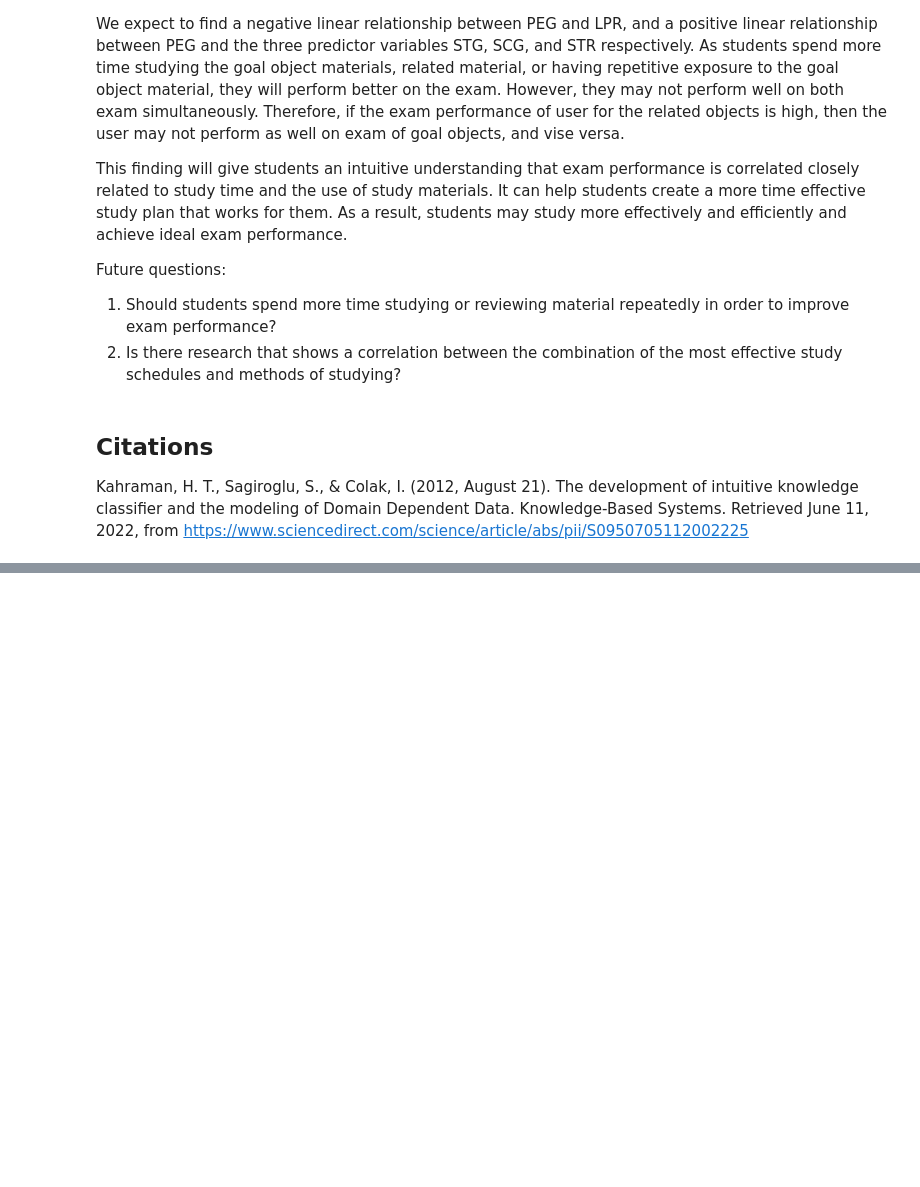
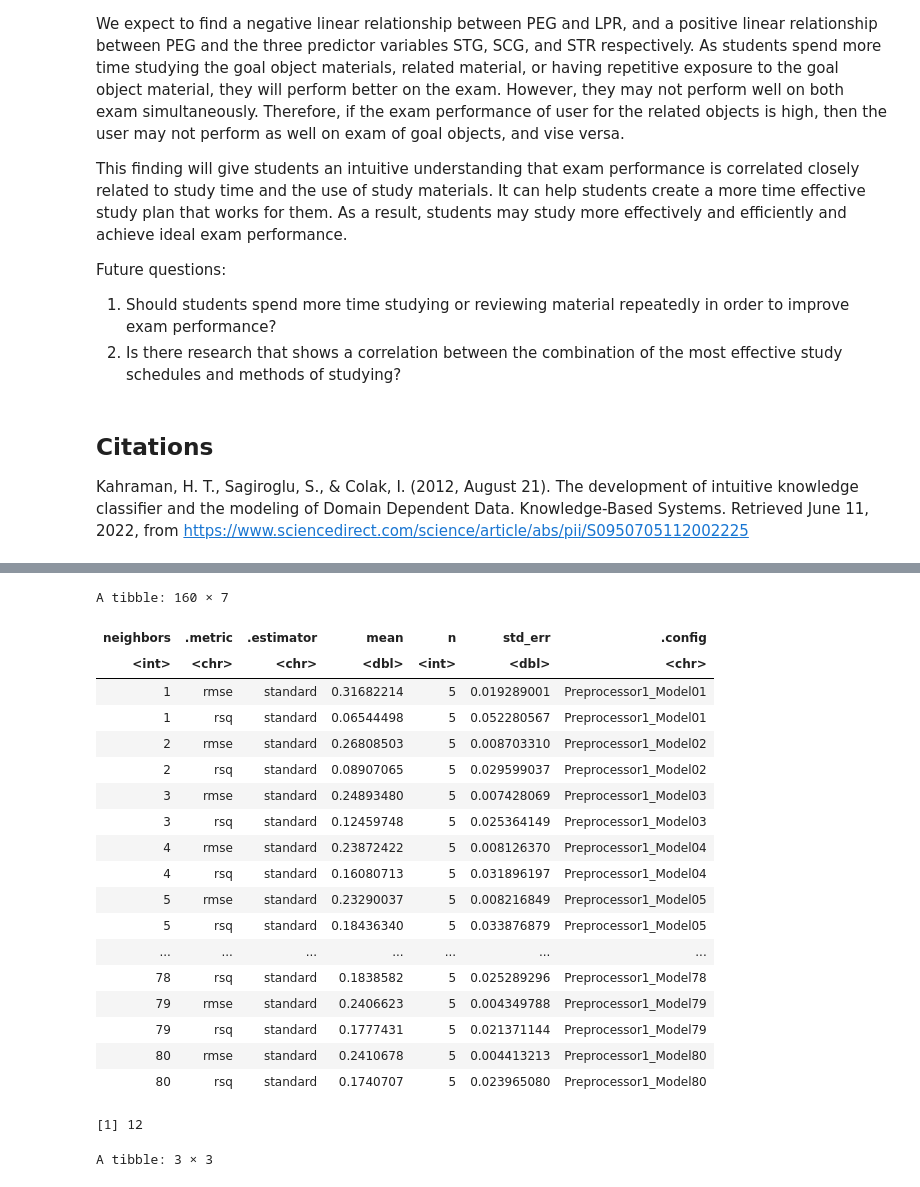
Before and after one commit to jechikaleeu/project-DSCI100, a Jupyter notebook: group24_project_proposal.ipynb, the cells around one changed output, grey strips where cells are left out. Drawn from its saved outputs; the diff is of its cells as text; code cells hidden in the pictures; blank space fills up the shorter version.

```diff
--- a/group24_project_proposal.ipynb
+++ b/group24_project_proposal.ipynb
@@ -208,3 +200,62 @@ Future questions:
 # %% [markdown]
 ## Citations
 Kahraman, H. T., Sagiroglu, S., &amp; Colak, I. (2012, August 21). The development of intuitive knowledge classifier and the modeling of Domain Dependent Data. Knowledge-Based Systems. Retrieved June 11, 2022, from https://www.sciencedirect.com/science/article/abs/pii/S0950705112002225
+# %%
+# set.seed(2022)
+
+uk_split <- initial_split(uk_data, prop = 0.75, strata = PEG)  #strata is the column you're predicting
+uk_train <- training(uk_split)
+uk_test <- testing(uk_split)
+
+
+
+uk_spec <- nearest_neighbor(weight_func = "rectangular", neighbors = tune()) %>%
+       set_engine("kknn") %>%
+       set_mode("regression")
+uk_spec
+# create the recipe
+uk_recipe <- recipe(PEG ~ STG + SCG + STR + LPR, data = uk_train) %>%
+       step_scale(all_predictors()) %>%
+       step_center(all_predictors())
+uk_recipe
+
+# cross-validation
+uk_vfold <- vfold_cv(uk_train, v = 5, strata = PEG)
+
+gridvals <- tibble(neighbors = seq(1, 80))
+gridvals
+
+uk_workflow <- workflow() %>%
+    add_recipe(uk_recipe) %>%
+    add_model(uk_spec)%>%
+    tune_grid(resamples = uk_vfold, grid = gridvals) %>%
+    collect_metrics()
+
+uk_workflow
+
+# find k with smallest rmse
+uk_min <- uk_workflow %>%
+    filter(.metric == "rmse") %>%
+    arrange(mean) %>%
+    slice(1) %>%
+    pull(neighbors)
+
+uk_min
+
+
+
+uk_best_spec <- nearest_neighbor(weight_func = "rectangular", neighbors = uk_min) %>%
+          set_engine("kknn") %>%
+          set_mode("regression")
+
+uk_best_fit <- workflow() %>%
+          add_recipe(uk_recipe) %>%
+          add_model(uk_best_spec) %>%
+          fit(data = uk_train)
+
+uk_summary <- uk_best_fit %>%
+           predict(uk_test) %>%
+           bind_cols(uk_test) %>%
+           metrics(truth = PEG, estimate = .pred)
+uk_summary
+# %% [output]
@@ -210,0 +300,21 @@ Kahraman, H. T., Sagiroglu, S., &amp; Colak, I. (2012, August 21). The developme
+A tibble: 160 × 7
+| neighbors | .metric | .estimator | mean | n | std_err | .config |
+| <int> | <chr> | <chr> | <dbl> | <int> | <dbl> | <chr> |
+| 1 | rmse | standard | 0.31682214 | 5 | 0.019289001 | Preprocessor1_Model01 |
+| 1 | rsq | standard | 0.06544498 | 5 | 0.052280567 | Preprocessor1_Model01 |
+| 2 | rmse | standard | 0.26808503 | 5 | 0.008703310 | Preprocessor1_Model02 |
+| 2 | rsq | standard | 0.08907065 | 5 | 0.029599037 | Preprocessor1_Model02 |
+| 3 | rmse | standard | 0.24893480 | 5 | 0.007428069 | Preprocessor1_Model03 |
+| 3 | rsq | standard | 0.12459748 | 5 | 0.025364149 | Preprocessor1_Model03 |
+| 4 | rmse | standard | 0.23872422 | 5 | 0.008126370 | Preprocessor1_Model04 |
+| 4 | rsq | standard | 0.16080713 | 5 | 0.031896197 | Preprocessor1_Model04 |
+| 5 | rmse | standard | 0.23290037 | 5 | 0.008216849 | Preprocessor1_Model05 |
+| 5 | rsq | standard | 0.18436340 | 5 | 0.033876879 | Preprocessor1_Model05 |
+| ... | ... | ... | ... | ... | ... | ... |
+| 78 | rsq | standard | 0.1838582 | 5 | 0.025289296 | Preprocessor1_Model78 |
+| 79 | rmse | standard | 0.2406623 | 5 | 0.004349788 | Preprocessor1_Model79 |
+| 79 | rsq | standard | 0.1777431 | 5 | 0.021371144 | Preprocessor1_Model79 |
+| 80 | rmse | standard | 0.2410678 | 5 | 0.004413213 | Preprocessor1_Model80 |
+| 80 | rsq | standard | 0.1740707 | 5 | 0.023965080 | Preprocessor1_Model80 |
+[1] 12
+A tibble: 3 × 3
```
Also changed, not shown: parts of 10 cells of this notebook.
